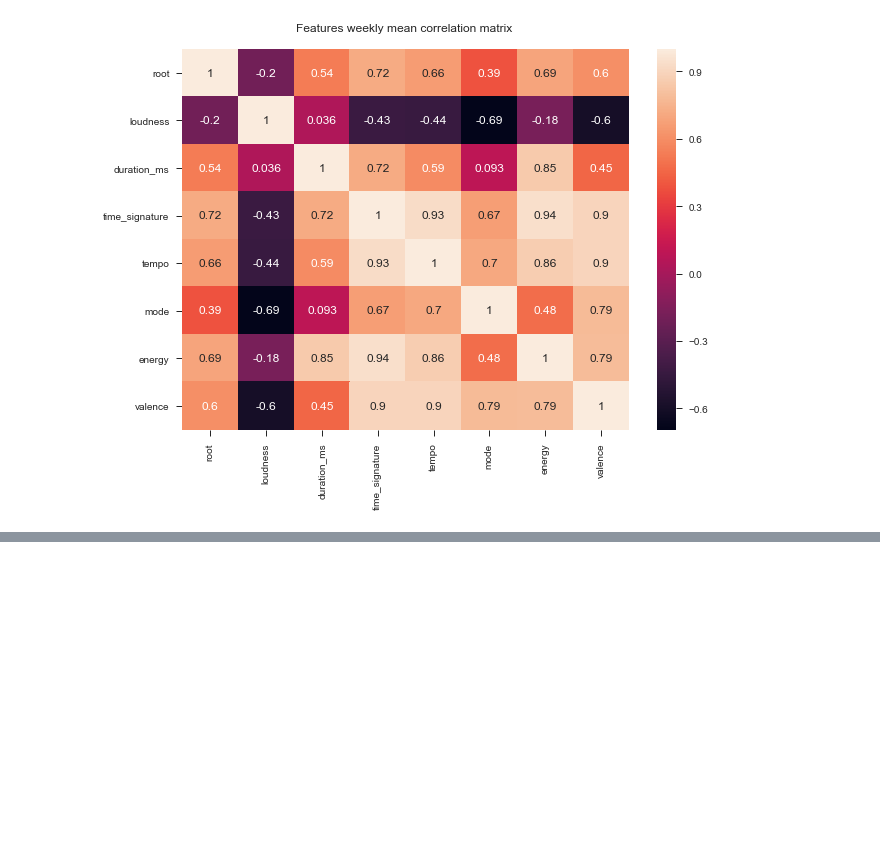
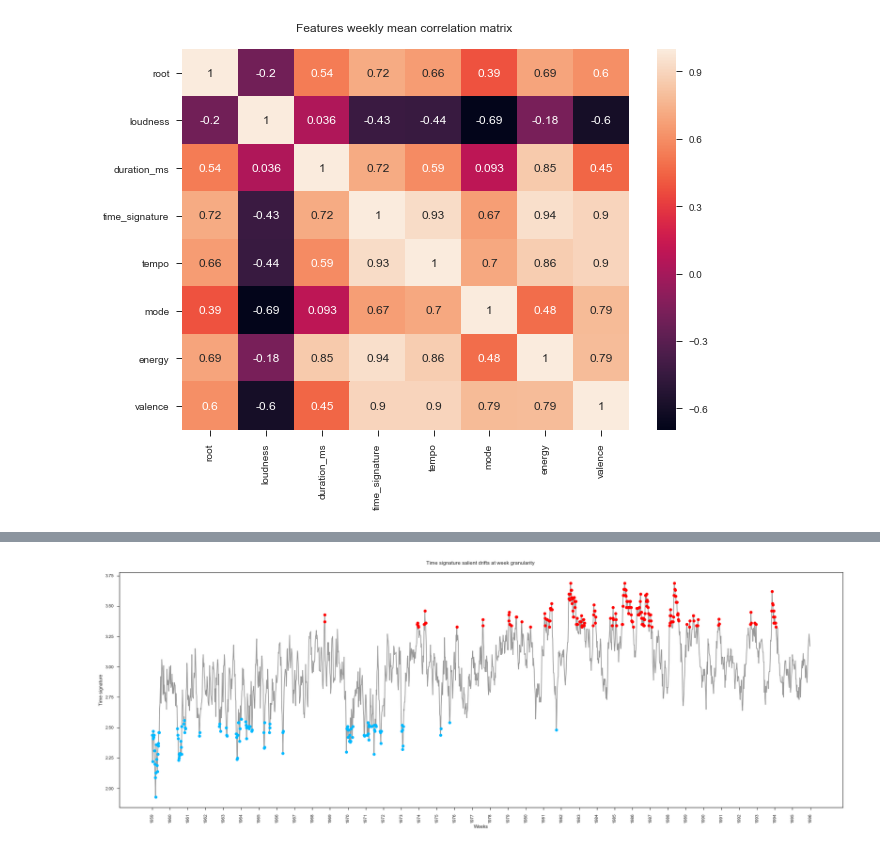
Before and after one commit to VBernasconi/digital_musicology, a Jupyter notebook: Exploratory_analysis.ipynb, the cells around one changed output, grey strips where cells are left out. Cells and saved outputs as stored; diff of their text form; code cells hidden in the pictures; blank space fills up the shorter version.

```diff
--- a/Exploratory_analysis.ipynb
+++ b/Exploratory_analysis.ipynb
@@ -135,0 +208,6 @@ sns.heatmap(df_trend.corr(), annot=True).set_title('Features weekly mean correla
+# %%
+feature = 'time_signature'
+plt, salient_low_list[feature], salient_high_list[feature] = salient_drift(features, feature, means)
+plt.show;
+# %% [output]
+[figure, added]
```
Also changed, not shown: parts of 20 cells of this notebook.
